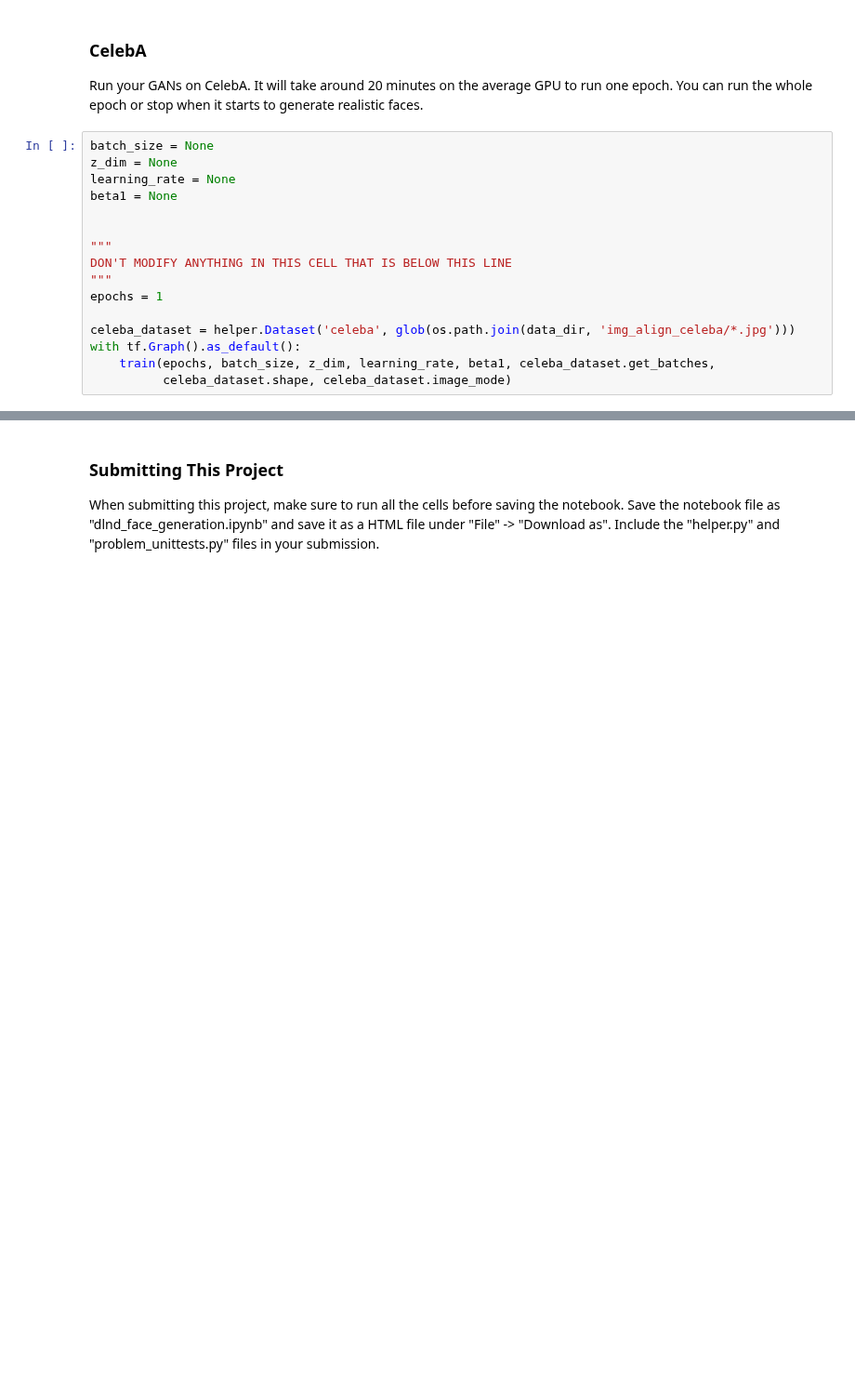
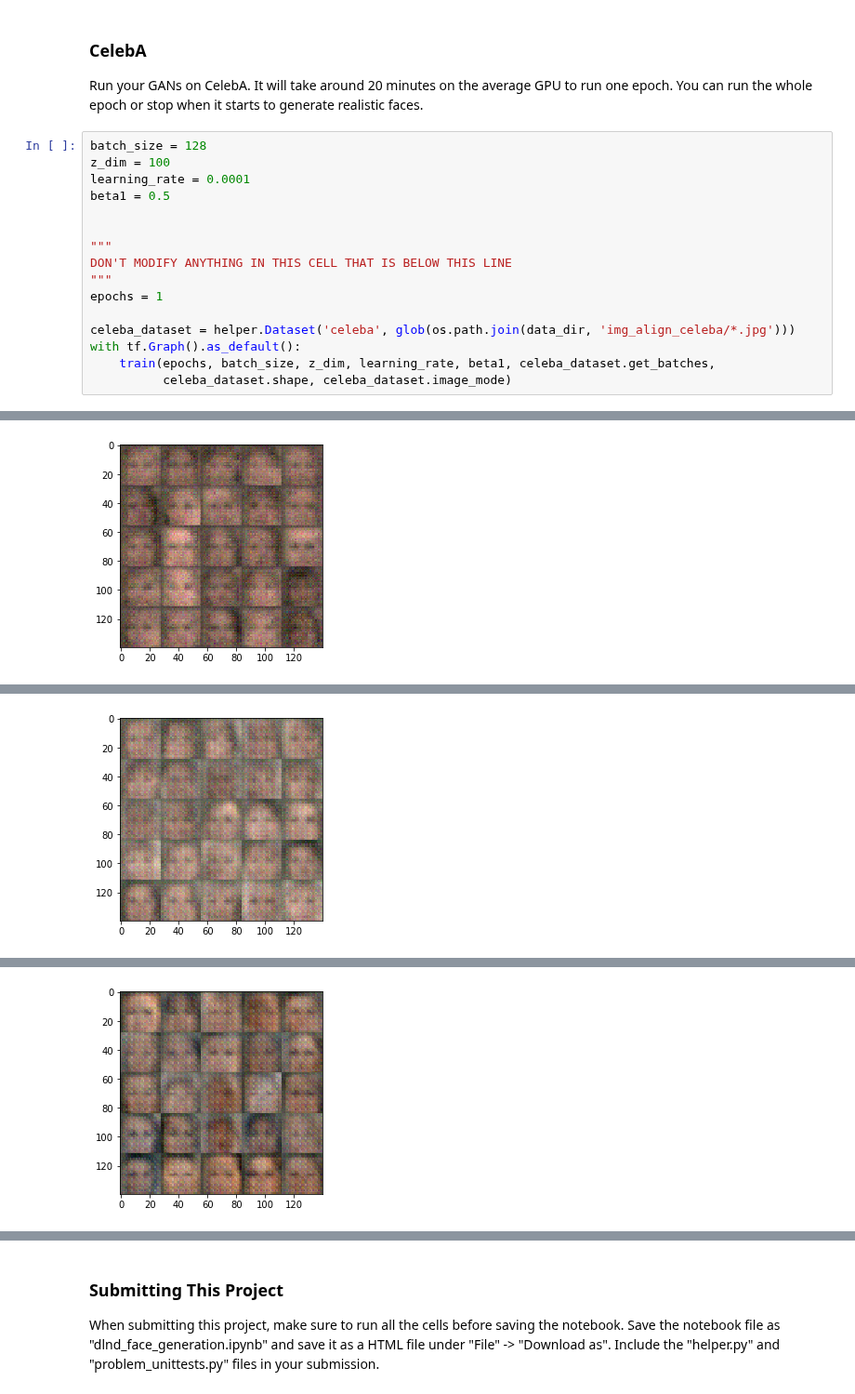
Before and after one commit to mmakowski/udacity-deeplearning, a Jupyter notebook: projects/05-face-generation/dlnd_face_generation.ipynb, the cells around one changed output, grey strips where cells are left out. Shown at 93% size. Saved outputs shown, nothing was run; the diff lists cells and outputs as text; blank space fills up the shorter version.

```diff
--- a/projects/05-face-generation/dlnd_face_generation.ipynb
+++ b/projects/05-face-generation/dlnd_face_generation.ipynb
@@ -343,10 +449,10 @@ with tf.Graph().as_default():
 ### CelebA
 Run your GANs on CelebA.  It will take around 20 minutes on the average GPU to run one epoch.  You can run the whole epoch or stop when it starts to generate realistic faces.
 # %%
-batch_size = None
-z_dim = None
-learning_rate = None
-beta1 = None
+batch_size = 128
+z_dim = 100
+learning_rate = 0.0001
+beta1 = 0.5
 
 
 """
@@ -358,3 +464,4 @@ celeba_dataset = helper.Dataset('celeba', glob(os.path.join(data_dir, 'img_align
 with tf.Graph().as_default():
     train(epochs, batch_size, z_dim, learning_rate, beta1, celeba_dataset.get_batches,
           celeba_dataset.shape, celeba_dataset.image_mode)
+# %% [output]
@@ -360,0 +478 @@ with tf.Graph().as_default():
+[figure, added]
@@ -360,0 +489 @@ with tf.Graph().as_default():
+[figure, added]
@@ -360,0 +500 @@ with tf.Graph().as_default():
+[figure, added]
```
Also changed, not shown: parts of 7 cells of this notebook.
